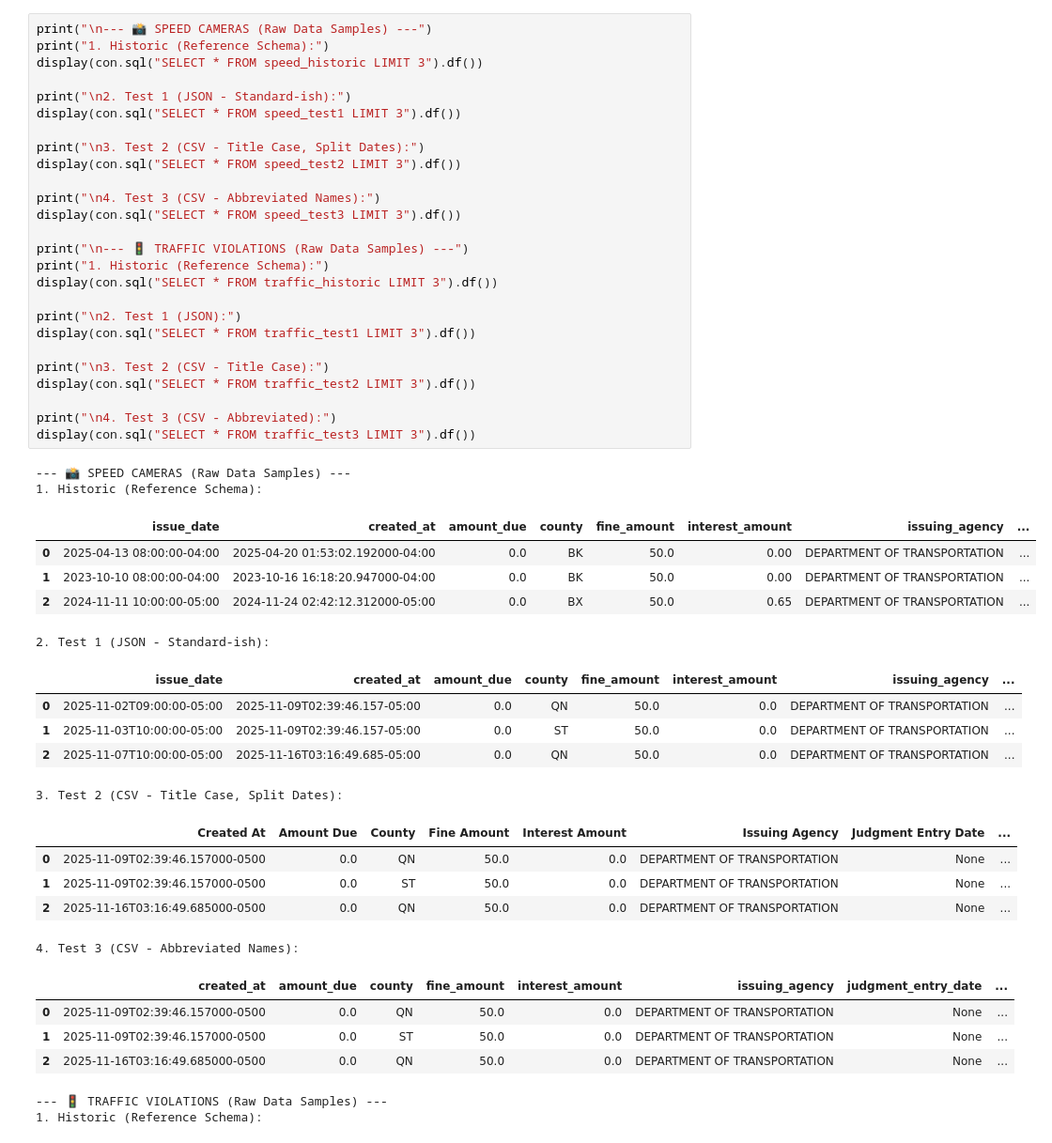
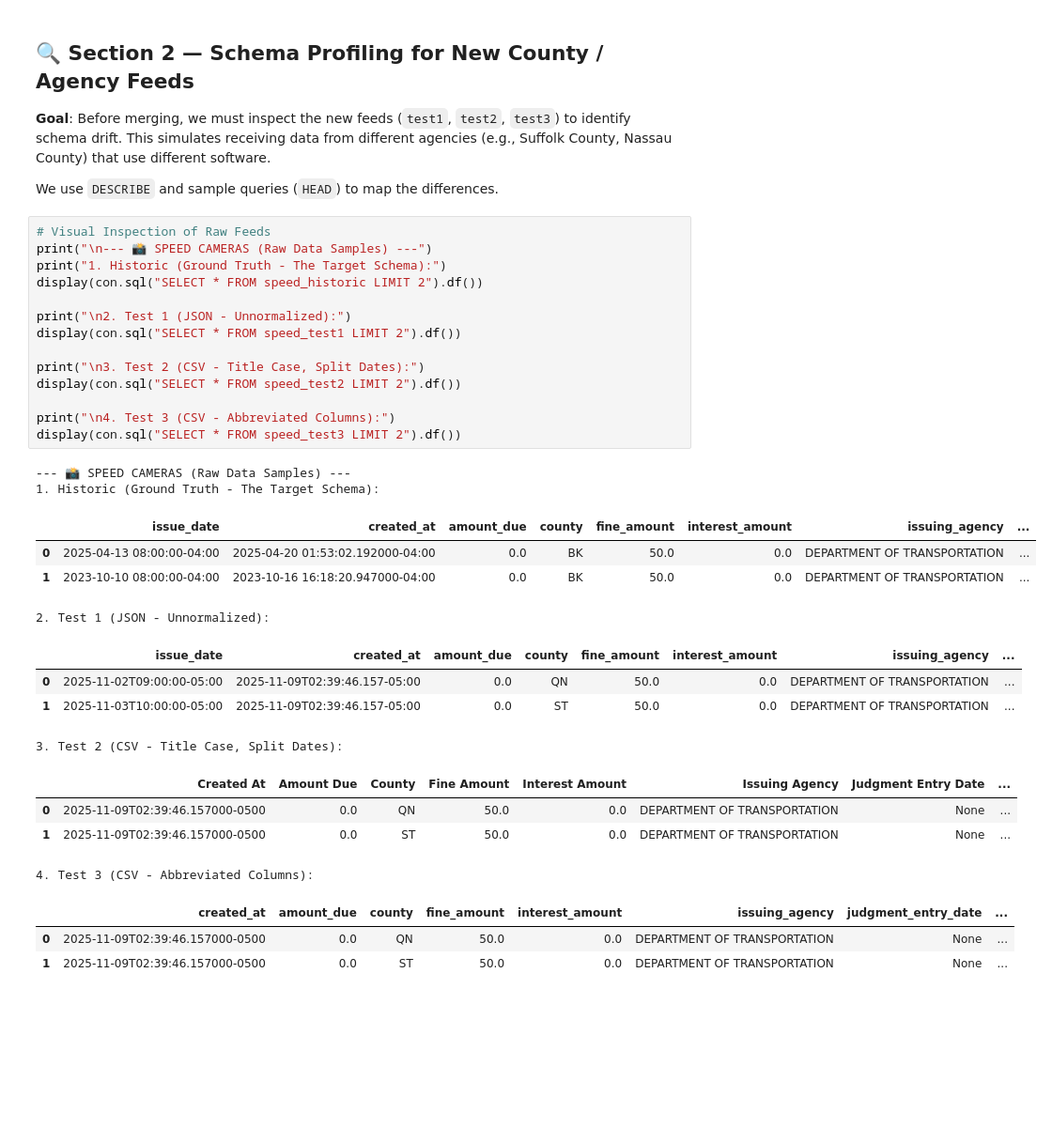
Before and after one commit to ZhaoJackson/NYC_DMV_Stop_Speeders, a Jupyter notebook: notebooks/Data_Merge_Strategy.ipynb, the cells around one changed output. Shown at 94% size. Saved outputs shown, nothing was run; the diff lists cells and outputs as text; blank space fills up the shorter version.

```diff
--- a/notebooks/Data_Merge_Strategy.ipynb
+++ b/notebooks/Data_Merge_Strategy.ipynb
@@ -59,50 +64,39 @@ Let's look at the raw data (`HEAD`) for each file to visually understand the dif
+# %% [markdown]
+## 🔍 Section 2 — Schema Profiling for New County / Agency Feeds
+
+**Goal**: Before merging, we must inspect the new feeds (`test1`, `test2`, `test3`) to identify schema drift.
+This simulates receiving data from different agencies (e.g., Suffolk County, Nassau County) that use different software.
+
+We use `DESCRIBE` and sample queries (`HEAD`) to map the differences.
 # %%
+# Visual Inspection of Raw Feeds
 print("\n--- 📸 SPEED CAMERAS (Raw Data Samples) ---")
-print("1. Historic (Reference Schema):")
-display(con.sql("SELECT * FROM speed_historic LIMIT 3").df())
+print("1. Historic (Ground Truth - The Target Schema):")
+display(con.sql("SELECT * FROM speed_historic LIMIT 2").df())
 
-print("\n2. Test 1 (JSON - Standard-ish):")
-display(con.sql("SELECT * FROM speed_test1 LIMIT 3").df())
+print("\n2. Test 1 (JSON - Unnormalized):")
+display(con.sql("SELECT * FROM speed_test1 LIMIT 2").df())
 
 print("\n3. Test 2 (CSV - Title Case, Split Dates):")
-display(con.sql("SELECT * FROM speed_test2 LIMIT 3").df())
+display(con.sql("SELECT * FROM speed_test2 LIMIT 2").df())
 
-print("\n4. Test 3 (CSV - Abbreviated Names):")
-display(con.sql("SELECT * FROM speed_test3 LIMIT 3").df())
-
-print("\n--- 🚦 TRAFFIC VIOLATIONS (Raw Data Samples) ---")
-print("1. Historic (Reference Schema):")
-display(con.sql("SELECT * FROM traffic_historic LIMIT 3").df())
-
-print("\n2. Test 1 (JSON):")
-display(con.sql("SELECT * FROM traffic_test1 LIMIT 3").df())
-
-print("\n3. Test 2 (CSV - Title Case):")
-display(con.sql("SELECT * FROM traffic_test2 LIMIT 3").df())
-
-print("\n4. Test 3 (CSV - Abbreviated):")
-display(con.sql("SELECT * FROM traffic_test3 LIMIT 3").df())
+print("\n4. Test 3 (CSV - Abbreviated Columns):")
+display(con.sql("SELECT * FROM speed_test3 LIMIT 2").df())
 # %% [output]
 --- 📸 SPEED CAMERAS (Raw Data Samples) ---
-1. Historic (Reference Schema):
+1. Historic (Ground Truth - The Target Schema):
 |  | issue_date | created_at | amount_due | county | fine_amount | interest_amount | issuing_agency | ... |
-| 0 | 2025-04-13 08:00:00-04:00 | 2025-04-20 01:53:02.192000-04:00 | 0.0 | BK | 50.0 | 0.00 | DEPARTMENT OF TRANSPORTATION | ... |
-| 1 | 2023-10-10 08:00:00-04:00 | 2023-10-16 16:18:20.947000-04:00 | 0.0 | BK | 50.0 | 0.00 | DEPARTMENT OF TRANSPORTATION | ... |
-| 2 | 2024-11-11 10:00:00-05:00 | 2024-11-24 02:42:12.312000-05:00 | 0.0 | BX | 50.0 | 0.65 | DEPARTMENT OF TRANSPORTATION | ... |
+| 0 | 2025-04-13 08:00:00-04:00 | 2025-04-20 01:53:02.192000-04:00 | 0.0 | BK | 50.0 | 0.0 | DEPARTMENT OF TRANSPORTATION | ... |
+| 1 | 2023-10-10 08:00:00-04:00 | 2023-10-16 16:18:20.947000-04:00 | 0.0 | BK | 50.0 | 0.0 | DEPARTMENT OF TRANSPORTATION | ... |
-2. Test 1 (JSON - Standard-ish):
+2. Test 1 (JSON - Unnormalized):
 |  | issue_date | created_at | amount_due | county | fine_amount | interest_amount | issuing_agency | ... |
 | 0 | 2025-11-02T09:00:00-05:00 | 2025-11-09T02:39:46.157-05:00 | 0.0 | QN | 50.0 | 0.0 | DEPARTMENT OF TRANSPORTATION | ... |
 | 1 | 2025-11-03T10:00:00-05:00 | 2025-11-09T02:39:46.157-05:00 | 0.0 | ST | 50.0 | 0.0 | DEPARTMENT OF TRANSPORTATION | ... |
-| 2 | 2025-11-07T10:00:00-05:00 | 2025-11-16T03:16:49.685-05:00 | 0.0 | QN | 50.0 | 0.0 | DEPARTMENT OF TRANSPORTATION | ... |
 3. Test 2 (CSV - Title Case, Split Dates):
 |  | Created At | Amount Due | County | Fine Amount | Interest Amount | Issuing Agency | Judgment Entry Date | ... |
 | 0 | 2025-11-09T02:39:46.157000-0500 | 0.0 | QN | 50.0 | 0.0 | DEPARTMENT OF TRANSPORTATION | None | ... |
 | 1 | 2025-11-09T02:39:46.157000-0500 | 0.0 | ST | 50.0 | 0.0 | DEPARTMENT OF TRANSPORTATION | None | ... |
-| 2 | 2025-11-16T03:16:49.685000-0500 | 0.0 | QN | 50.0 | 0.0 | DEPARTMENT OF TRANSPORTATION | None | ... |
-4. Test 3 (CSV - Abbreviated Names):
+4. Test 3 (CSV - Abbreviated Columns):
 |  | created_at | amount_due | county | fine_amount | interest_amount | issuing_agency | judgment_entry_date | ... |
 | 0 | 2025-11-09T02:39:46.157000-0500 | 0.0 | QN | 50.0 | 0.0 | DEPARTMENT OF TRANSPORTATION | None | ... |
 | 1 | 2025-11-09T02:39:46.157000-0500 | 0.0 | ST | 50.0 | 0.0 | DEPARTMENT OF TRANSPORTATION | None | ... |
-| 2 | 2025-11-16T03:16:49.685000-0500 | 0.0 | QN | 50.0 | 0.0 | DEPARTMENT OF TRANSPORTATION | None | ... |
---- 🚦 TRAFFIC VIOLATIONS (Raw Data Samples) ---
-1. Historic (Reference Schema):
```
Also changed, not shown: parts of 19 cells of this notebook, 2 other files.
